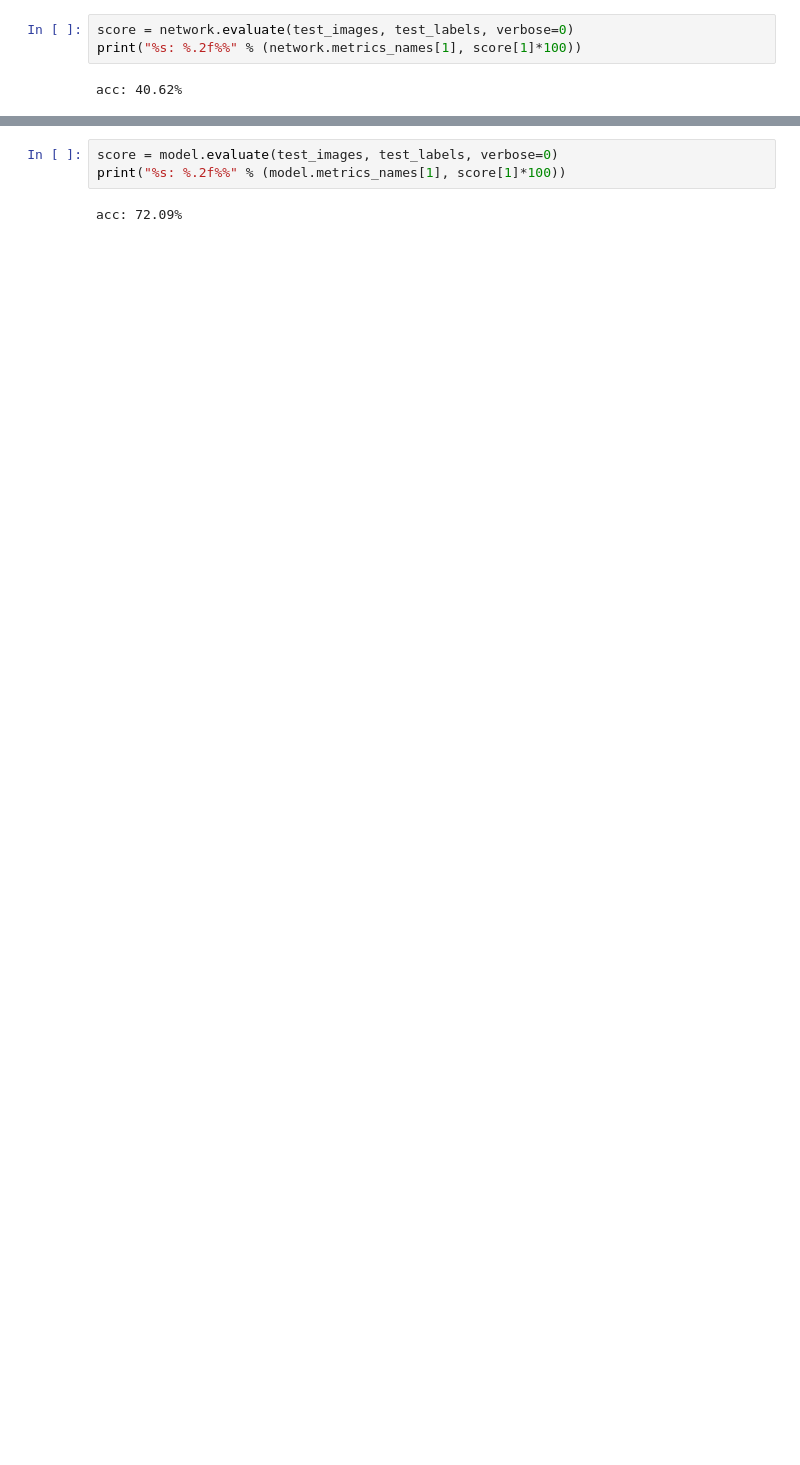
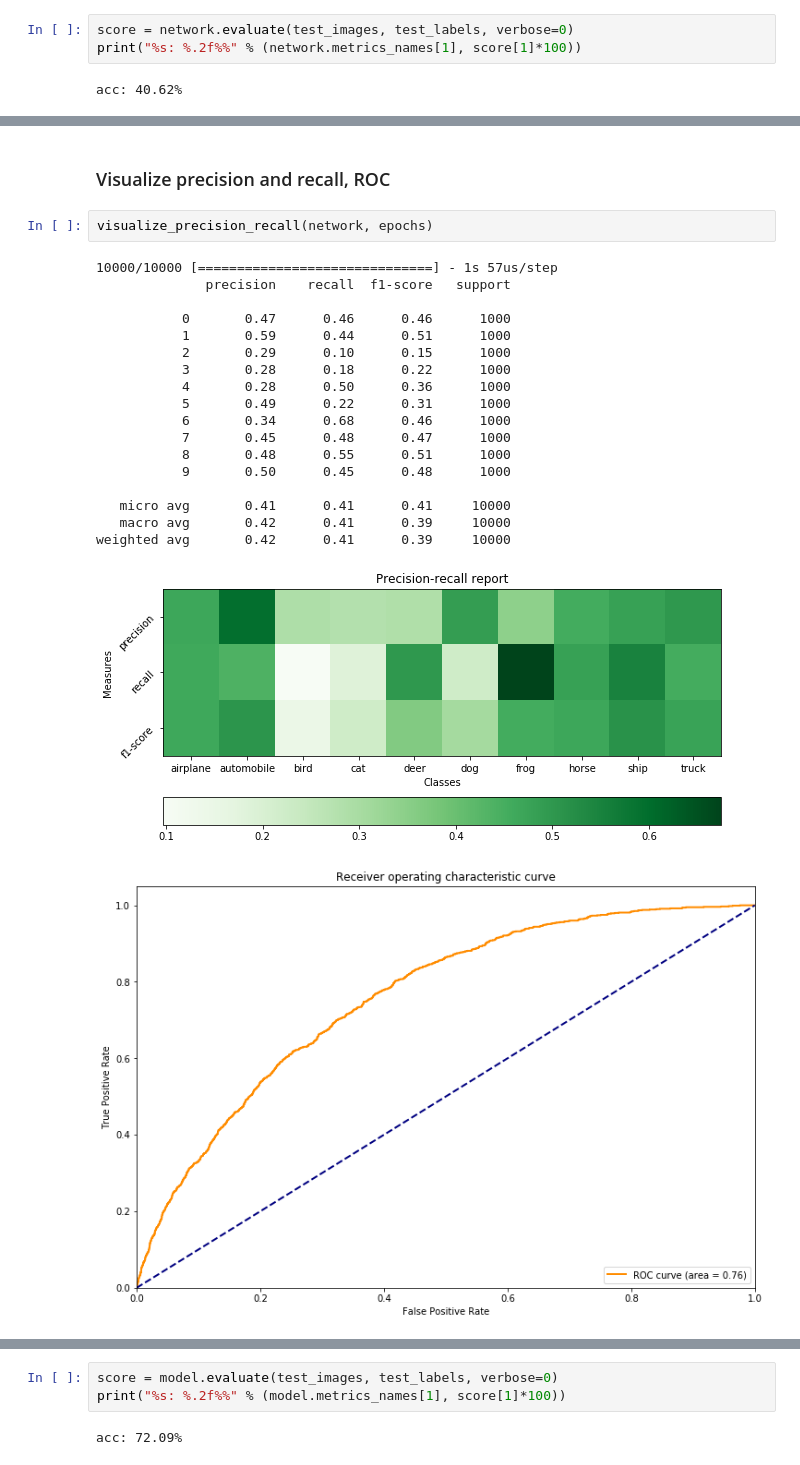
Before and after one commit to vegarab/cifar-image-classification, a Jupyter notebook: docs/cifar-project.ipynb, the cells around one changed output, grey strips where cells are left out. Saved outputs shown, nothing was run; the diff lists cells and outputs as text; blank space fills up the shorter version.

```diff
--- a/docs/cifar-project.ipynb
+++ b/docs/cifar-project.ipynb
@@ -198,0 +299,24 @@ As we can see here there is no sign of overfitting. We could increase the epoch
+# %% [markdown]
+### Visualize precision and recall, ROC
+# %%
+visualize_precision_recall(network, epochs)
+# %% [output]
+10000/10000 [==============================] - 1s 57us/step
+              precision    recall  f1-score   support
+
+           0       0.47      0.46      0.46      1000
+           1       0.59      0.44      0.51      1000
+           2       0.29      0.10      0.15      1000
+           3       0.28      0.18      0.22      1000
+           4       0.28      0.50      0.36      1000
+           5       0.49      0.22      0.31      1000
+           6       0.34      0.68      0.46      1000
+           7       0.45      0.48      0.47      1000
+           8       0.48      0.55      0.51      1000
+           9       0.50      0.45      0.48      1000
+
+   micro avg       0.41      0.41      0.41     10000
+   macro avg       0.42      0.41      0.39     10000
+weighted avg       0.42      0.41      0.39     10000
+[figure, added]
+[figure, added]
```
Also changed, not shown: parts of 34 cells of this notebook.
